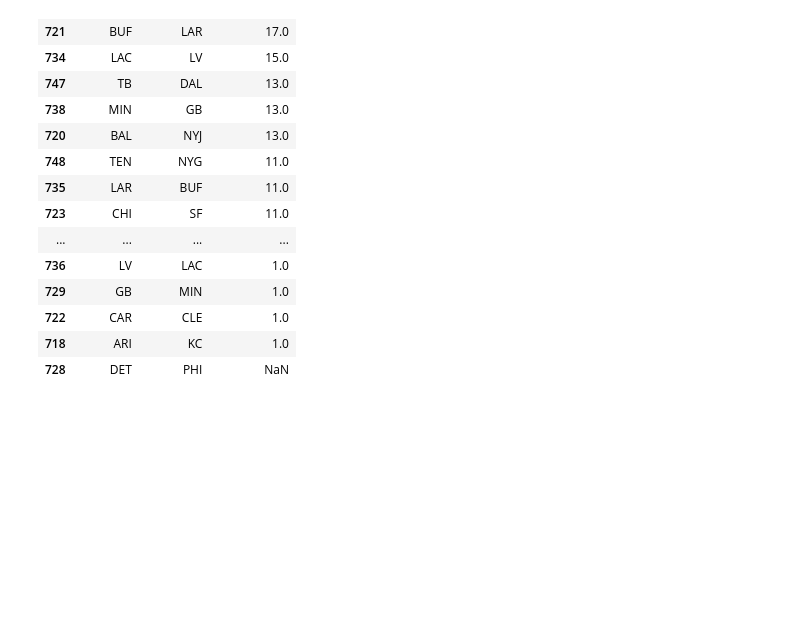
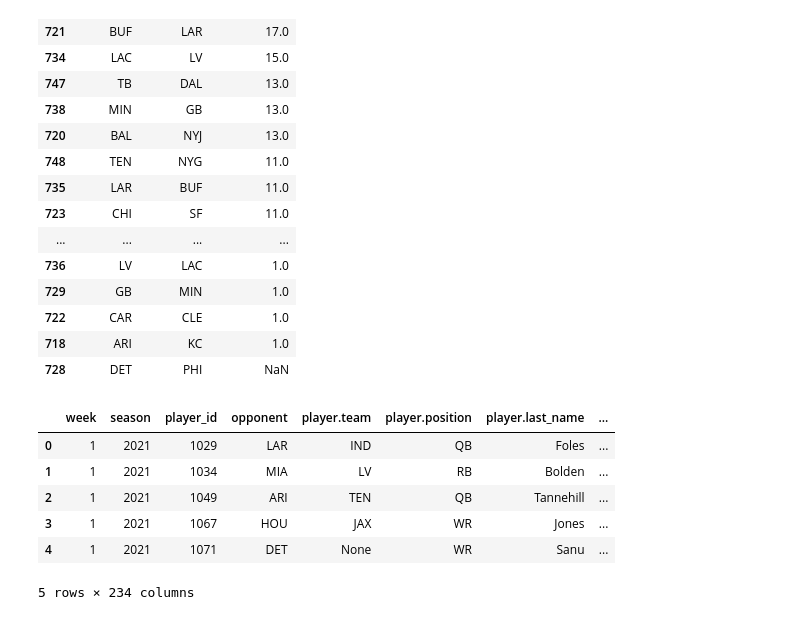
Before and after one commit to hanhossain/football-stats, a Jupyter notebook: fantasyfootball.ipynb, the cells around one changed output. Saved outputs shown, nothing was run; the diff lists cells and outputs as text; code cells hidden in the pictures; blank space fills up the shorter version.

```diff
--- a/fantasyfootball.ipynb
+++ b/fantasyfootball.ipynb
@@ -74,3 +74,33 @@ defenses[['player_id', 'opponent', 'stats.pts_std']].sort_values(by=['stats.pts_
 | 722 | CAR | CLE | 1.0 |
 | 718 | ARI | KC | 1.0 |
 | 728 | DET | PHI | NaN |
+# %%
+# player weekly stats for 2021
+def get_weekly_stats(season, num_weeks):
+    season_stats = []
+    for week in range(1, num_weeks + 1):
+        weekly = requests.get(f'https://api.sleeper.com/stats/nfl/{season}/{week}?season_type=regular&position[]=DEF&position[]=K&position[]=QB&position[]=RB&position[]=TE&position[]=WR').json()
+        season_stats.extend(weekly)
+    return season_stats
+
+season_stats = get_weekly_stats(2021, 18)
+with open('data/weekly-2021.json', 'w') as f:
+    json.dump(season_stats, f, indent=4)
+# %%
+# load season weekly stats
+with open('data/weekly-2021.json') as f:
+    prev_weekly = json.load(f)
+
+prev_df = pd.json_normalize(prev_weekly).drop(columns=[
+    'team', 'sport', 'season_type', 'company', 'category', 'game_id', 'date',
+    'player.years_exp', 'player.news_updated', 'player.metadata', 'player.injury_status', 'player.injury_start_date', 'player.injury_notes', 'player.injury_body_part', 'player.fantasy_positions'
+])
+prev_df.head()
+# %% [output]
+|  | week | season | player_id | opponent | player.team | player.position | player.last_name | ... |
+| 0 | 1 | 2021 | 1029 | LAR | IND | QB | Foles | ... |
+| 1 | 1 | 2021 | 1034 | MIA | LV | RB | Bolden | ... |
+| 2 | 1 | 2021 | 1049 | ARI | TEN | QB | Tannehill | ... |
+| 3 | 1 | 2021 | 1067 | HOU | JAX | WR | Jones | ... |
+| 4 | 1 | 2021 | 1071 | DET | None | WR | Sanu | ... |
+5 rows × 234 columns
```
Also changed, not shown: parts of 3 cells of this notebook.
